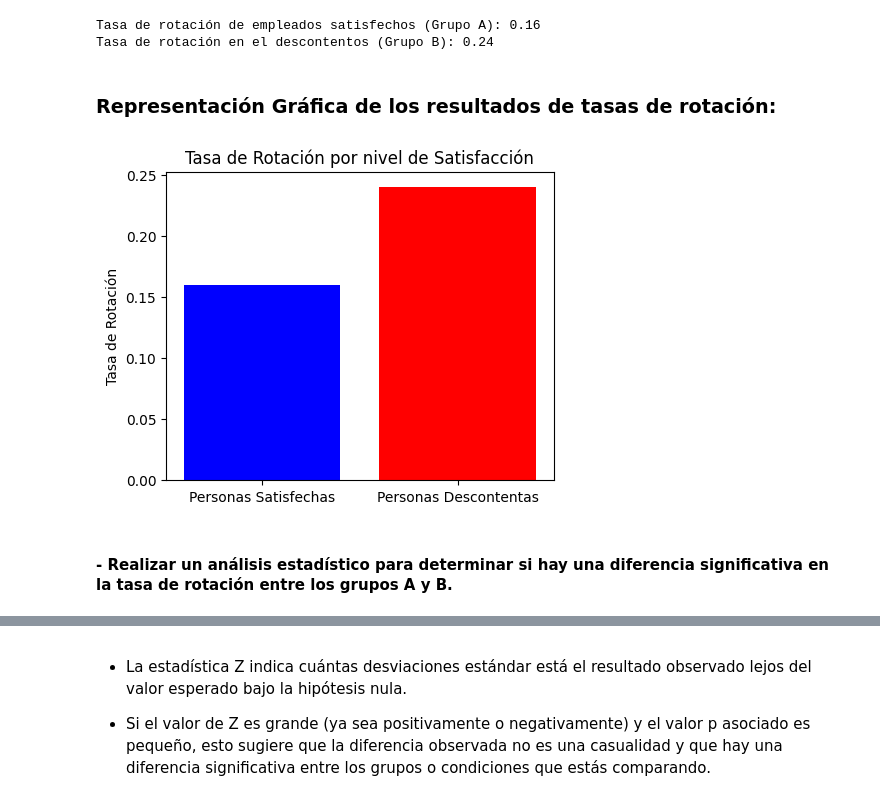
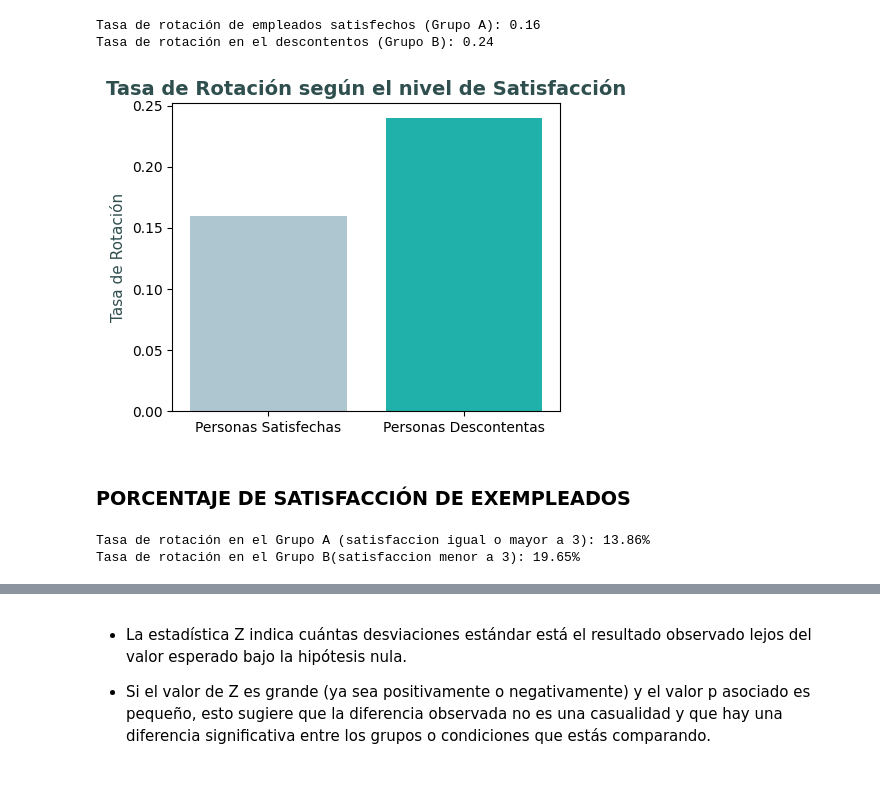
Before and after one commit to nuriancg/project-da-promo-H-module-3-team-1, a Jupyter notebook: Fase4_abTesting.ipynb, the cells around one changed output, grey strips where cells are left out. Saved outputs shown, nothing was run; the diff lists cells and outputs as text; code cells hidden in the pictures.

```diff
--- a/Fase4_abTesting.ipynb
+++ b/Fase4_abTesting.ipynb
@@ -198,17 +87,28 @@ print(f'Tasa de rotación en el descontentos (Grupo B): {tasa_rotacion_personas_
 # %% [output]
 Tasa de rotación de empleados satisfechos (Grupo A): 0.16
 Tasa de rotación en el descontentos (Grupo B): 0.24
-# %% [markdown]
-### Representación Gráfica de los resultados de tasas de rotación:
 # %%
 grupos_de_satisfaccion = ['Personas Satisfechas', 'Personas Descontentas']
 tasa_rotacion_grupos_satisfaccion = [0.16, 0.24]
 
 plt.figure(figsize=(5, 4))
-plt.bar(grupos_de_satisfaccion, tasa_rotacion_grupos_satisfaccion, color=['blue', 'red'])
-plt.ylabel('Tasa de Rotación')
-plt.title('Tasa de Rotación por nivel de Satisfacción');
+plt.bar(grupos_de_satisfaccion, tasa_rotacion_grupos_satisfaccion, color=['#AEC6CF', 'lightseagreen'])
+
+plt.title('Tasa de Rotación según el nivel de Satisfacción',color= 'darkslategray', fontsize= 14,  fontweight='bold');
+plt.ylabel('Tasa de Rotación', color= 'darkslategray', fontsize= 11)
+plt.show()
 # %% [output]
-[figure, old version]
+[figure, new version]
-# %% [markdown]
-#### - Realizar un análisis estadístico para determinar si hay una diferencia significativa en la tasa de rotación entre los grupos A y B.
+# %% [markdown]
+### PORCENTAJE DE SATISFACCIÓN DE EXEMPLEADOS
+# %%
+# Calculamos el porcentaje de empleados que dejaron la empresa para cada grupo:
+
+tasa_rotacion_a = grupo_a['Attrition'].value_counts(normalize=True).get(True, 0) * 100
+tasa_rotacion_b = grupo_b['Attrition'].value_counts(normalize=True).get(True, 0) * 100
+
+print(f"Tasa de rotación en el Grupo A (satisfaccion igual o mayor a 3): {tasa_rotacion_a.round(2)}%")
+print(f"Tasa de rotación en el Grupo B(satisfaccion menor a 3): {tasa_rotacion_b.round(2)}%")
+# %% [output]
+Tasa de rotación en el Grupo A (satisfaccion igual o mayor a 3): 13.86%
+Tasa de rotación en el Grupo B(satisfaccion menor a 3): 19.65%
```
Also changed, not shown: parts of 40 cells of this notebook, 1 other file.
